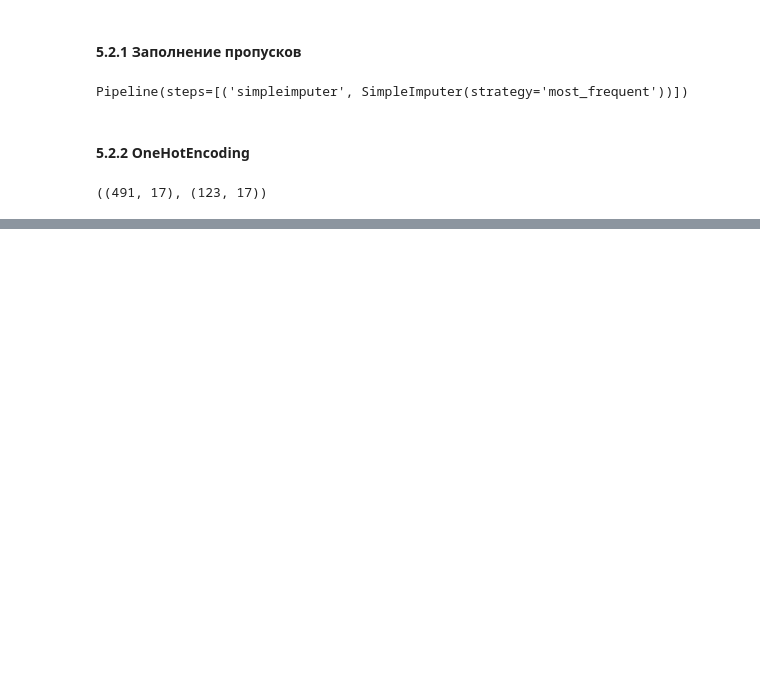
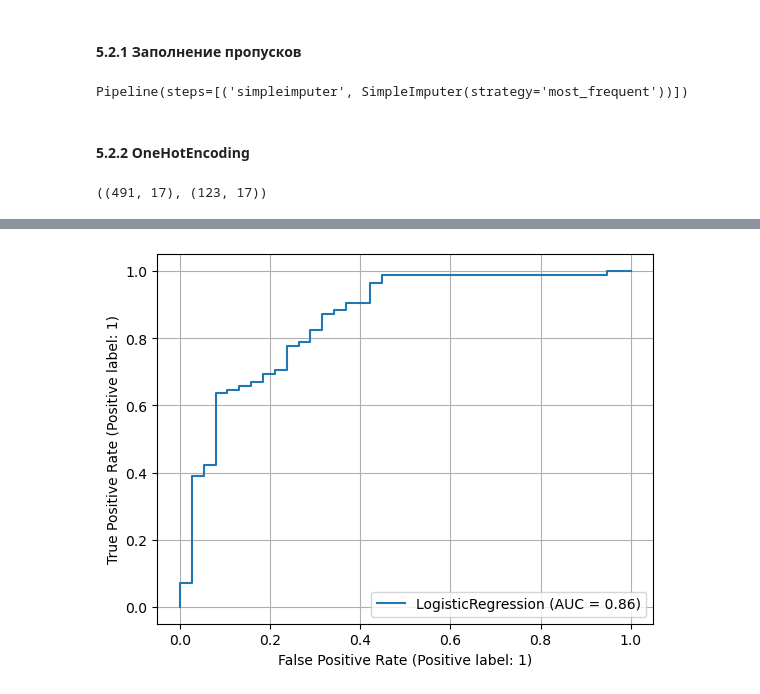
Before and after one commit to dnlygvtv/Python_for_Data_Science_HWs, a Jupyter notebook: HW/HW_7.ipynb, the cells around one changed output, grey strips where cells are left out. Saved outputs shown, nothing was run; the diff lists cells and outputs as text; code cells hidden in the pictures; blank space fills up the shorter version.

```diff
--- a/HW/HW_7.ipynb
+++ b/HW/HW_7.ipynb
@@ -525,0 +582,5 @@ X_train.shape, X_test.shape
+# %%
+plot_roc_curve(lr, X_test, y_test)
+plt.grid(True);
+# %% [output]
+[figure, added]
```
Also changed, not shown: parts of 9 cells of this notebook.
